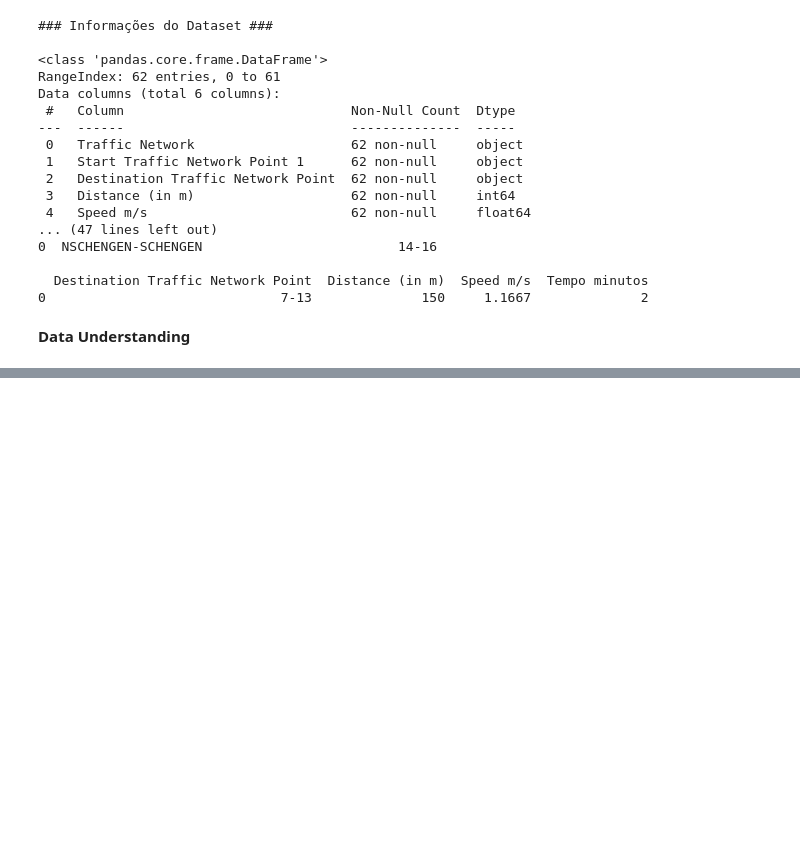
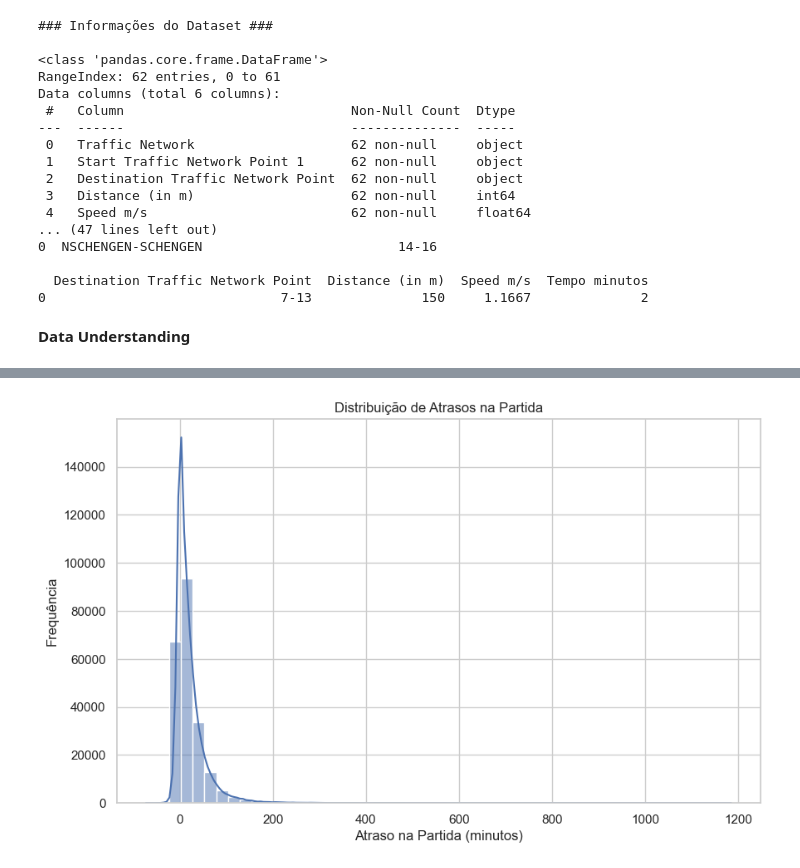
Before and after one commit to CostinhaJ/PIAA_TAP_Delay, a Jupyter notebook: DataUnderstanding.ipynb, the cells around one changed output, grey strips where cells are left out. Drawn from its saved outputs; the diff is of its cells as text; code cells hidden in the pictures; blank space fills up the shorter version.

Commit message:
Data Visualization

```diff
--- a/DataUnderstanding.ipynb
+++ b/DataUnderstanding.ipynb
@@ -215,0 +347,93 @@ TypeError: unsupported operand type(s) for +: 'DatetimeArray' and 'str'
+# %%
+# Configurações de exibição
+pd.set_option('display.max_columns', None)
+sns.set(style="whitegrid")
+
+# 1. Carregar os dados
+# Substitua 'seus_dados.csv' pelo caminho do seu arquivo de dados
+df_ARRLIS = df_final_ARRLIS
+df_CONNECTLIS = df_final_CONNECTLIS
+df_DEPLIS = df_final_DEPLIS
+
+df = df_final
+
+# 2. Conversão de tipos de dados
+# Convertendo colunas de data e hora para datetime
+df['SCHD_DEP_DT'] = pd.to_datetime(df['SCHD_DEP_DT'] + ' ' + df['SCHD_DEP_TM'])
+df['ACT_DEP_DT'] = pd.to_datetime(df['ACT_DEP_DT'] + ' ' + df['ACT_DEP_TM'])
+df['SCHD_ARR_DT'] = pd.to_datetime(df['SCHD_ARR_DT'] + ' ' + df['SCHD_ARR_TM'])
+df['ACT_ARR_DT'] = pd.to_datetime(df['ACT_ARR_DT'] + ' ' + df['ACT_ARR_TM'])
+
+# 3. Cálculo de atrasos
+df['Atraso_Partida'] = (df['ACT_DEP_DT'] - df['SCHD_DEP_DT']).dt.total_seconds() / 60.0
+df['Atraso_Chegada'] = (df['ACT_ARR_DT'] - df['SCHD_ARR_DT']).dt.total_seconds() / 60.0
+
+# 4. Estatísticas descritivas
+print(df[['Atraso_Partida', 'Atraso_Chegada', 'Sales Capacity', 'NR_PAX']].describe())
+
+# 5. Visualizações
+
+# 5.1. Distribuição de atrasos na partida
+plt.figure(figsize=(10, 6))
+sns.histplot(df['Atraso_Partida'].dropna(), bins=50, kde=True)
+plt.title('Distribuição de Atrasos na Partida')
+plt.xlabel('Atraso na Partida (minutos)')
+plt.ylabel('Frequência')
+plt.show()
+
+# 5.2. Distribuição de atrasos na chegada
+plt.figure(figsize=(10, 6))
+sns.histplot(df['Atraso_Chegada'].dropna(), bins=50, kde=True)
+plt.title('Distribuição de Atrasos na Chegada')
+plt.xlabel('Atraso na Chegada (minutos)')
+plt.ylabel('Frequência')
+plt.show()
+
+# 5.3. Atrasos médios por aeroporto de partida
+plt.figure(figsize=(12, 6))
+sns.barplot(x='Dep Airport', y='Atraso_Partida', data=df, estimator=np.mean, ci=None)
+plt.title('Atraso Médio na Partida por Aeroporto de Partida')
+plt.xlabel('Aeroporto de Partida')
+plt.ylabel('Atraso Médio na Partida (minutos)')
+plt.xticks(rotation=45)
+plt.show()
+
+# 5.5. Taxa de ocupação
+df['Taxa_Ocupacao'] = df['NR_PAX'] / df['Sales Capacity']
+plt.figure(figsize=(10, 6))
+sns.histplot(df['Taxa_Ocupacao'].dropna(), bins=20, kde=True)
+plt.title('Distribuição da Taxa de Ocupação dos Voos')
+plt.xlabel('Taxa de Ocupação')
+plt.ylabel('Frequência')
+plt.show()
+
+# 6. Análise de conexões (se aplicável)
+if 'MISCONN' in df.columns:
+    # Taxa de sucesso de conexões
+    taxa_sucesso = df['MISCONN'].count(1) / df['MISCONN'].sum()
+    print(f'Taxa de Sucesso de Conexões: {taxa_sucesso:.2%}')
+
+    # Análise de conexões perdidas
+    misconn_df = df[df['MISCONN'] == 1]
+    plt.figure(figsize=(12, 6))
+    sns.countplot(x='IN_BOARD_PNT', data=misconn_df)
+    plt.title('Número de Conexões Perdidas por Aeroporto de Origem')
+    plt.xlabel('Aeroporto de Origem')
+    plt.ylabel('Número de Conexões Perdidas')
+    plt.xticks(rotation=45)
+    plt.show()
+
+# Scatter plot entre número de passageiros e atraso na chegada
+plt.figure(figsize=(10, 6))
+sns.scatterplot(x='NR_PAX', y='Atraso_Chegada', data=dados_chegada)
+plt.title('Relação entre Número de Passageiros e Atraso na Chegada')
+plt.xlabel('Número de Passageiros')
+plt.ylabel('Atraso na Chegada (minutos)')
+plt.show()
+
+# 7. Tratamento de dados faltantes
+# Exibir a porcentagem de dados faltantes por coluna
+missing_data = df.isnull().mean() * 100
+print('Porcentagem de dados faltantes por coluna:')
+print(missing_data[missing_data > 0])
+# %% [output]
@@ -215,0 +449 @@ TypeError: unsupported operand type(s) for +: 'DatetimeArray' and 'str'
+[figure, added]
```
Also changed, not shown: parts of 13 cells of this notebook.
